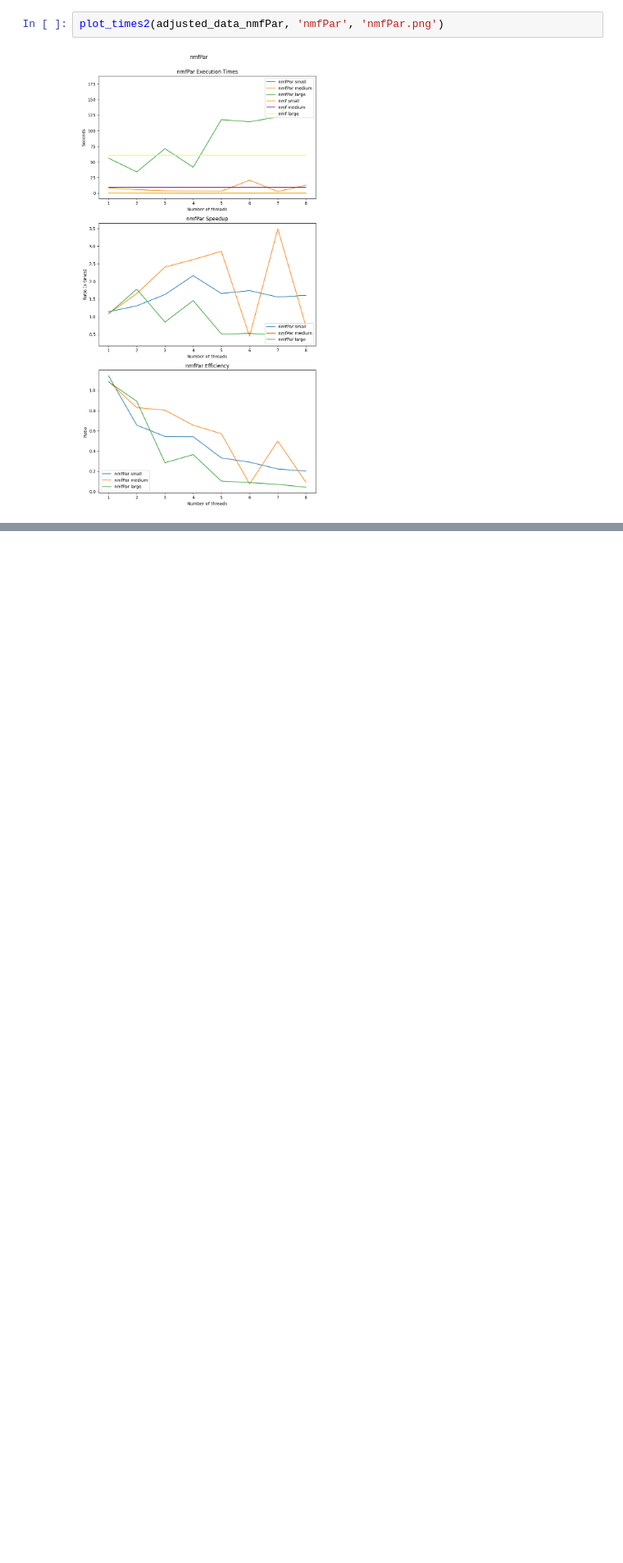
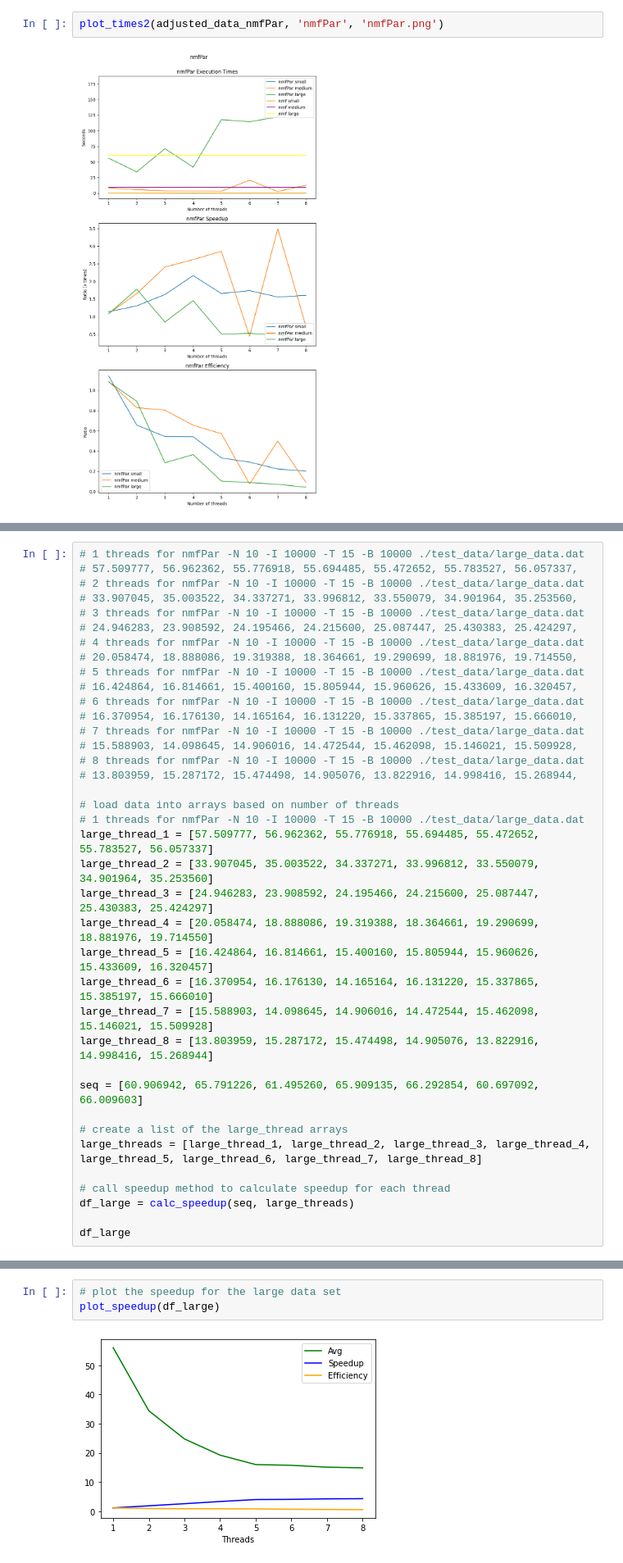
Before and after one commit to NFabrizio/NMF, a Jupyter notebook: results.ipynb, the cells around one changed output, grey strips where cells are left out. Shown: that part at 82% size. Drawn from its saved outputs; the diff is of its cells as text; blank space fills up the shorter version.

```diff
--- a/results.ipynb
+++ b/results.ipynb
@@ -415,0 +527,38 @@ plot_times2(adjusted_data_nmfPar, 'nmfPar', 'nmfPar.png')
+# %%
+# 1 threads for nmfPar -N 10 -I 10000 -T 15 -B 10000 ./test_data/large_data.dat
+# 57.509777, 56.962362, 55.776918, 55.694485, 55.472652, 55.783527, 56.057337,
+# 2 threads for nmfPar -N 10 -I 10000 -T 15 -B 10000 ./test_data/large_data.dat
+# 33.907045, 35.003522, 34.337271, 33.996812, 33.550079, 34.901964, 35.253560,
+# 3 threads for nmfPar -N 10 -I 10000 -T 15 -B 10000 ./test_data/large_data.dat
+# 24.946283, 23.908592, 24.195466, 24.215600, 25.087447, 25.430383, 25.424297,
+# 4 threads for nmfPar -N 10 -I 10000 -T 15 -B 10000 ./test_data/large_data.dat
+# 20.058474, 18.888086, 19.319388, 18.364661, 19.290699, 18.881976, 19.714550,
+# 5 threads for nmfPar -N 10 -I 10000 -T 15 -B 10000 ./test_data/large_data.dat
+# 16.424864, 16.814661, 15.400160, 15.805944, 15.960626, 15.433609, 16.320457,
+# 6 threads for nmfPar -N 10 -I 10000 -T 15 -B 10000 ./test_data/large_data.dat
+# 16.370954, 16.176130, 14.165164, 16.131220, 15.337865, 15.385197, 15.666010,
+# 7 threads for nmfPar -N 10 -I 10000 -T 15 -B 10000 ./test_data/large_data.dat
+# 15.588903, 14.098645, 14.906016, 14.472544, 15.462098, 15.146021, 15.509928,
+# 8 threads for nmfPar -N 10 -I 10000 -T 15 -B 10000 ./test_data/large_data.dat
+# 13.803959, 15.287172, 15.474498, 14.905076, 13.822916, 14.998416, 15.268944,
+
+# load data into arrays based on number of threads
+# 1 threads for nmfPar -N 10 -I 10000 -T 15 -B 10000 ./test_data/large_data.dat
+large_thread_1 = [57.509777, 56.962362, 55.776918, 55.694485, 55.472652, 55.783527, 56.057337]
+large_thread_2 = [33.907045, 35.003522, 34.337271, 33.996812, 33.550079, 34.901964, 35.253560]
+large_thread_3 = [24.946283, 23.908592, 24.195466, 24.215600, 25.087447, 25.430383, 25.424297]
+large_thread_4 = [20.058474, 18.888086, 19.319388, 18.364661, 19.290699, 18.881976, 19.714550]
+large_thread_5 = [16.424864, 16.814661, 15.400160, 15.805944, 15.960626, 15.433609, 16.320457]
+large_thread_6 = [16.370954, 16.176130, 14.165164, 16.131220, 15.337865, 15.385197, 15.666010]
+large_thread_7 = [15.588903, 14.098645, 14.906016, 14.472544, 15.462098, 15.146021, 15.509928]
+large_thread_8 = [13.803959, 15.287172, 15.474498, 14.905076, 13.822916, 14.998416, 15.268944]
+
+seq = [60.906942, 65.791226, 61.495260, 65.909135, 66.292854, 60.697092, 66.009603]
+
+# create a list of the large_thread arrays
+large_threads = [large_thread_1, large_thread_2, large_thread_3, large_thread_4, large_thread_5, large_thread_6, large_thread_7, large_thread_8]
+
+# call speedup method to calculate speedup for each thread
+df_large = calc_speedup(seq, large_threads)
+
+df_large
@@ -415,0 +576,5 @@ plot_times2(adjusted_data_nmfPar, 'nmfPar', 'nmfPar.png')
+# %%
+# plot the speedup for the large data set
+plot_speedup(df_large)
+# %% [output]
+[figure, added]
```
Also changed, not shown: parts of 6 cells of this notebook.
